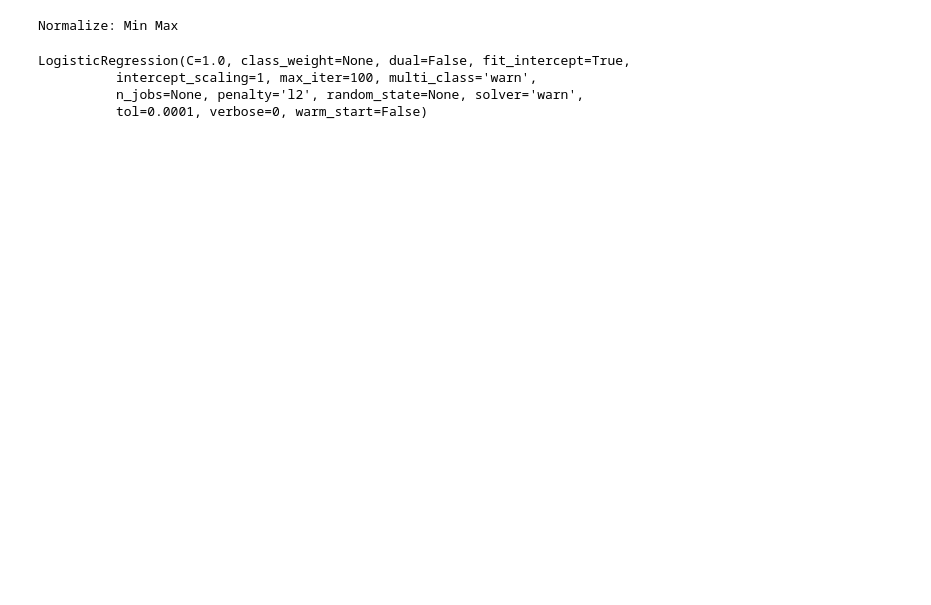
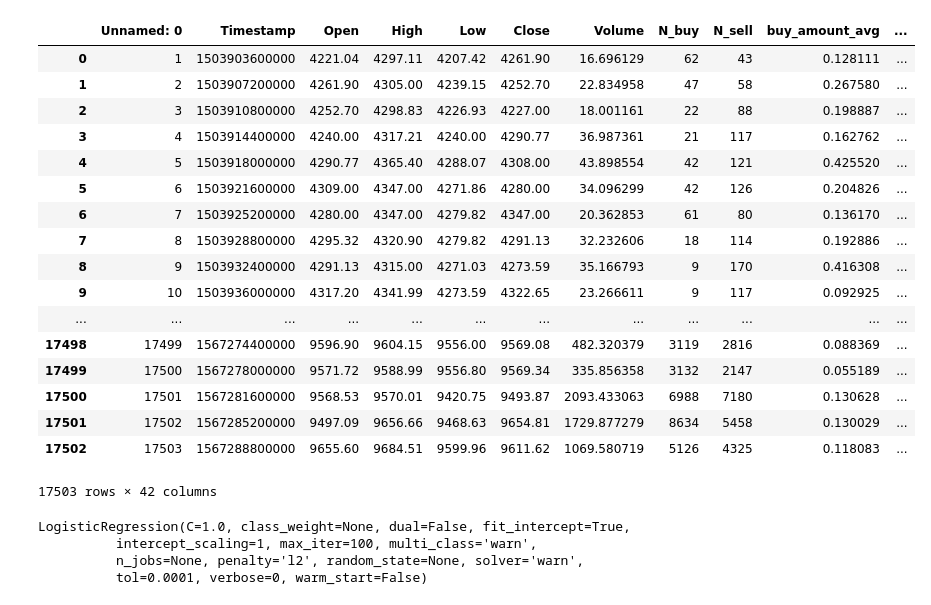
Before and after one commit to QuangNamVu/thesis, a Jupyter notebook: src/models/logistic_regression/Logistic_Regression-0-1.ipynb, the cells around one changed output. Saved outputs shown, nothing was run; the diff lists cells and outputs as text; code cells hidden in the pictures; blank space fills up the shorter version.

```diff
--- a/src/models/logistic_regression/Logistic_Regression-0-1.ipynb
+++ b/src/models/logistic_regression/Logistic_Regression-0-1.ipynb
@@ -36,12 +6,24 @@ hps.normalize_data_idx = True
-# %%
-X_train, X_test, train_target_one_hot, test_target_one_hot = get_data(hps)
-X_train = np.reshape(X_train, newshape=[-1, hps.T * hps.D])
-X_test = np.reshape(X_test, newshape=[-1, hps.T * hps.D])
-
-y_train = np.argmax(train_target_one_hot, axis=-1)
-y_train = np.reshape(y_train, newshape=[-1, hps.Tau])
-
-y_test = np.argmax(test_target_one_hot, axis=-1)
-y_test = np.reshape(y_test, newshape=[-1, hps.Tau])
-# %% [output]
-Normalize: Min Max
+# %%
+data_file_name = home_path + "data/ccxt/preprocessing_data/BTC_USDT_binance_1h_RF.csv"
+# %%
+df = pd.read_csv(data_file_name)
+df
+# %% [output]
+|  | Unnamed: 0 | Timestamp | Open | High | Low | Close | Volume | N_buy | N_sell | buy_amount_avg | ... |
+| 0 | 1 | 1503903600000 | 4221.04 | 4297.11 | 4207.42 | 4261.90 | 16.696129 | 62 | 43 | 0.128111 | ... |
+| 1 | 2 | 1503907200000 | 4261.90 | 4305.00 | 4239.15 | 4252.70 | 22.834958 | 47 | 58 | 0.267580 | ... |
+| 2 | 3 | 1503910800000 | 4252.70 | 4298.83 | 4226.93 | 4227.00 | 18.001161 | 22 | 88 | 0.198887 | ... |
+| 3 | 4 | 1503914400000 | 4240.00 | 4317.21 | 4240.00 | 4290.77 | 36.987361 | 21 | 117 | 0.162762 | ... |
+| 4 | 5 | 1503918000000 | 4290.77 | 4365.40 | 4288.07 | 4308.00 | 43.898554 | 42 | 121 | 0.425520 | ... |
+| 5 | 6 | 1503921600000 | 4309.00 | 4347.00 | 4271.86 | 4280.00 | 34.096299 | 42 | 126 | 0.204826 | ... |
+| 6 | 7 | 1503925200000 | 4280.00 | 4347.00 | 4279.82 | 4347.00 | 20.362853 | 61 | 80 | 0.136170 | ... |
+| 7 | 8 | 1503928800000 | 4295.32 | 4320.90 | 4279.82 | 4291.13 | 32.232606 | 18 | 114 | 0.192886 | ... |
+| 8 | 9 | 1503932400000 | 4291.13 | 4315.00 | 4271.03 | 4273.59 | 35.166793 | 9 | 170 | 0.416308 | ... |
+| 9 | 10 | 1503936000000 | 4317.20 | 4341.99 | 4273.59 | 4322.65 | 23.266611 | 9 | 117 | 0.092925 | ... |
+| ... | ... | ... | ... | ... | ... | ... | ... | ... | ... | ... | ... |
+| 17498 | 17499 | 1567274400000 | 9596.90 | 9604.15 | 9556.00 | 9569.08 | 482.320379 | 3119 | 2816 | 0.088369 | ... |
+| 17499 | 17500 | 1567278000000 | 9571.72 | 9588.99 | 9556.80 | 9569.34 | 335.856358 | 3132 | 2147 | 0.055189 | ... |
+| 17500 | 17501 | 1567281600000 | 9568.53 | 9570.01 | 9420.75 | 9493.87 | 2093.433063 | 6988 | 7180 | 0.130628 | ... |
+| 17501 | 17502 | 1567285200000 | 9497.09 | 9656.66 | 9468.63 | 9654.81 | 1729.877279 | 8634 | 5458 | 0.130029 | ... |
+| 17502 | 17503 | 1567288800000 | 9655.60 | 9684.51 | 9599.96 | 9611.62 | 1069.580719 | 5126 | 4325 | 0.118083 | ... |
+17503 rows × 42 columns
```
Also changed, not shown: parts of 9 cells of this notebook.
